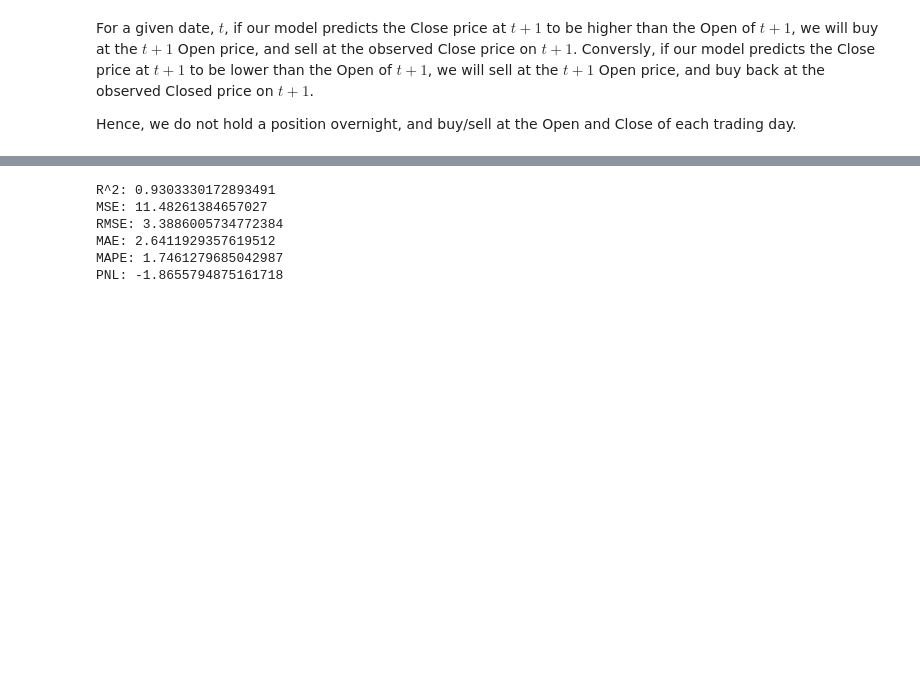
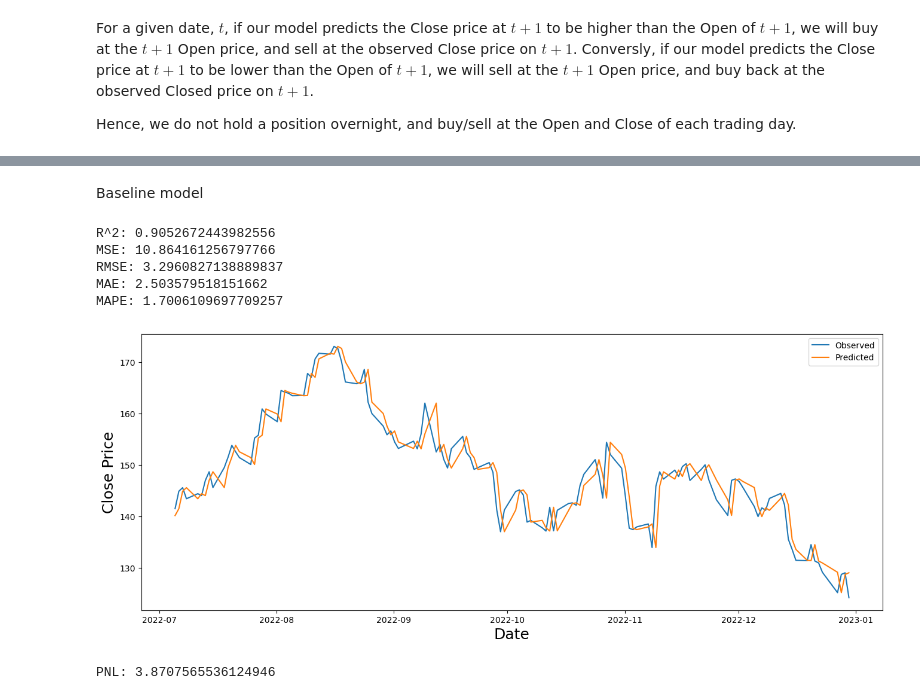
Before and after one commit to luo-simon/stock-predictions, a Jupyter notebook: src/trading/trading.ipynb, the cells around one changed output, grey strips where cells are left out. Cells and saved outputs as stored; diff of their text form; code cells hidden in the pictures; blank space fills up the shorter version.

```diff
--- a/src/trading/trading.ipynb
+++ b/src/trading/trading.ipynb
@@ -10,2 +6,0 @@ from assess import data
-# %%
-df = data()
@@ -12,3 +59,5 @@ df = data()
+# %%
+df = load_processed_dataset("aapl", "2018-01-01", "2023-01-1")
 # %%
 trade_buy_hold(df)
 # %% [output]
@@ -26,12 +75,15 @@ PNL: -91.92421555224718
+# %% [markdown]
+Baseline model
 # %%
-preds, obs = model_0(df)
-evaluate(preds, obs, verbose=True)
+import src.models.Baseline.evaluate
+preds, obs = src.models.Baseline.evaluate.eval()
 pnl = trade(df, preds, verbose=False)
 print(f"PNL: {pnl}")
 # %% [output]
-R^2: 0.9303330172893491
-MSE: 11.48261384657027
-RMSE: 3.3886005734772384
-MAE: 2.6411929357619512
-MAPE: 1.7461279685042987
-PNL: -1.8655794875161718
+R^2: 0.9052672443982556
+MSE: 10.864161256797766
+RMSE: 3.2960827138889837
+MAE: 2.503579518151662
+MAPE: 1.7006109697709257
+[figure, added]
+PNL: 3.8707565536124946
```
Also changed, not shown: parts of 13 cells of this notebook, 12 other files.
